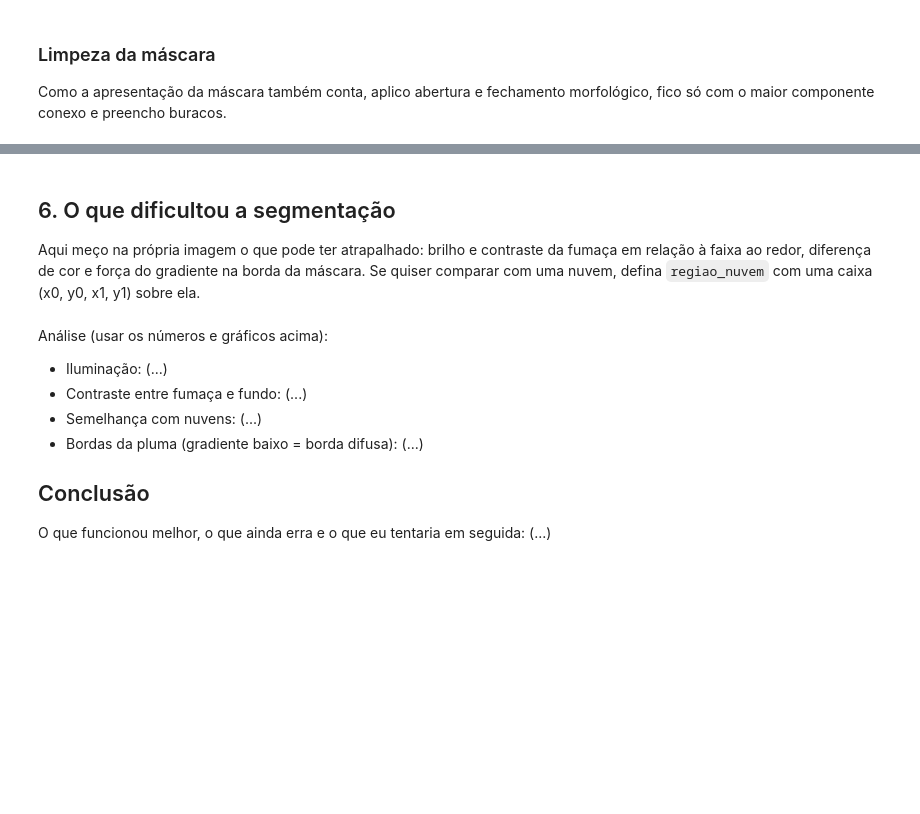
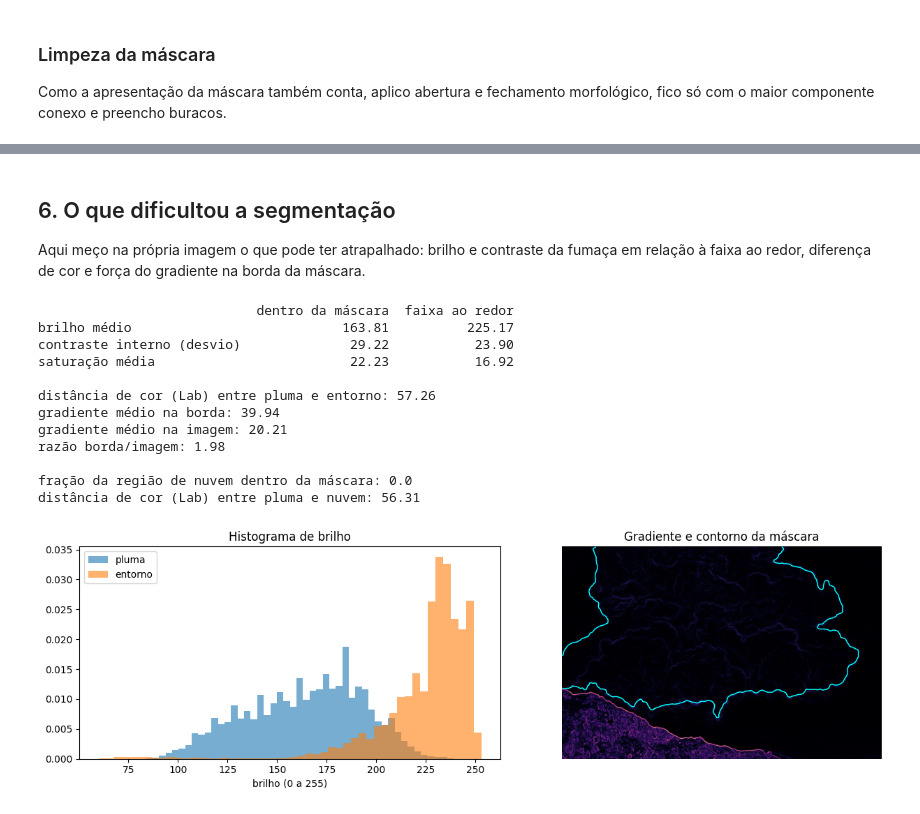
Before and after one commit to lucnavarro/modelagem-sam, a Jupyter notebook: sam_segmentacao_pluma.ipynb, the cells around one changed output, grey strips where cells are left out. Cells and saved outputs as stored; diff of their text form; code cells hidden in the pictures; blank space fills up the shorter version.

```diff
--- a/sam_segmentacao_pluma.ipynb
+++ b/sam_segmentacao_pluma.ipynb
@@ -110,21 +122,20 @@ def prever(caixa=None, pos=None, neg=None):
     melhor = int(np.argmax(notas))
     return mascaras[melhor], float(notas[melhor])
 # %%
-caixa_pluma = (0.30, 0.05, 0.80, 0.70)
+caixa_pluma = (0.02, 0.00, 0.93, 0.78)
 
 configs = {
     "A - só caixa": dict(caixa=caixa_pluma),
     "B - caixa + pontos positivos": dict(
         caixa=caixa_pluma,
-        pos=[(0.50, 0.40), (0.55, 0.25), (0.45, 0.55)],
+        pos=[(0.45, 0.45), (0.70, 0.30), (0.20, 0.55), (0.30, 0.70)],
     ),
     "C - caixa + positivos + negativos": dict(
         caixa=caixa_pluma,
-        pos=[(0.50, 0.40), (0.55, 0.25), (0.45, 0.55)],
-        neg=[(0.10, 0.10), (0.90, 0.15), (0.20, 0.80)],
+        pos=[(0.45, 0.45), (0.70, 0.30), (0.20, 0.55), (0.30, 0.70)],
+        neg=[(0.97, 0.30), (0.02, 0.15), (0.10, 0.90), (0.80, 0.92)],
     ),
 }
-
 resultados = {}
 for nome, cfg in configs.items():
     resultados[nome] = prever(**cfg)
@@ -212,9 +236,9 @@ painel("Máscara final (" + escolhida + ", com limpeza)", ref, configs[escolhida
 # %% [markdown]
 ## 6. O que dificultou a segmentação
 
-Aqui meço na própria imagem o que pode ter atrapalhado: brilho e contraste da fumaça em relação à faixa ao redor, diferença de cor e força do gradiente na borda da máscara. Se quiser comparar com uma nuvem, defina `regiao_nuvem` com uma caixa (x0, y0, x1, y1) sobre ela.
+Aqui meço na própria imagem o que pode ter atrapalhado: brilho e contraste da fumaça em relação à faixa ao redor, diferença de cor e força do gradiente na borda da máscara.
 # %%
-regiao_nuvem = None
+regiao_nuvem = (0.55, 0.82, 0.95, 0.98)
 
 cinza = cv2.cvtColor(img, cv2.COLOR_RGB2GRAY).astype(float)
 hsv = cv2.cvtColor(img, cv2.COLOR_RGB2HSV).astype(float)
@@ -239,41 +263,44 @@ dist_cor = np.linalg.norm(lab[ref].mean(axis=0) - lab[anel].mean(axis=0))
 print("\ndistância de cor (Lab) entre pluma e entorno:", round(dist_cor, 2))
 
 gx = cv2.Sobel(cinza, cv2.CV_64F, 1, 0, ksize=3)
 gy = cv2.Sobel(cinza, cv2.CV_64F, 0, 1, ksize=3)
 grad = np.hypot(gx, gy)
 borda = cv2.morphologyEx(ref.astype(np.uint8), cv2.MORPH_GRADIENT, np.ones((3, 3), np.uint8)) > 0
 print("gradiente médio na borda:", round(grad[borda].mean(), 2))
 print("gradiente médio na imagem:", round(grad.mean(), 2))
 print("razão borda/imagem:", round(grad[borda].mean() / grad.mean(), 2))
 
 if regiao_nuvem is not None:
     x0, y0, x1, y1 = regiao_nuvem
     caixa_nuvem = np.zeros((H, W), bool)
     caixa_nuvem[int(y0 * H):int(y1 * H), int(x0 * W):int(x1 * W)] = True
     print("\nfração da região de nuvem dentro da máscara:", round((caixa_nuvem & ref).sum() / caixa_nuvem.sum(), 3))
     d_nuvem = np.linalg.norm(lab[ref].mean(axis=0) - lab[caixa_nuvem].mean(axis=0))
     print("distância de cor (Lab) entre pluma e nuvem:", round(d_nuvem, 2))
 
 fig, ax = plt.subplots(1, 2, figsize=(13, 4))
 ax[0].hist(cinza[ref], bins=50, alpha=0.6, density=True, label="pluma")
 ax[0].hist(cinza[anel], bins=50, alpha=0.6, density=True, label="entorno")
 ax[0].set_xlabel("brilho (0 a 255)")
 ax[0].legend()
 ax[0].set_title("Histograma de brilho")
 ax[1].imshow(grad, cmap="magma")
 ax[1].contour(ref, levels=[0.5], colors="cyan", linewidths=1)
 ax[1].set_title("Gradiente e contorno da máscara")
 ax[1].axis("off")
 plt.tight_layout()
 plt.show()
+# %% [output]
+                            dentro da máscara  faixa ao redor
+brilho médio                           163.81          225.17
+contraste interno (desvio)              29.22           23.90
+saturação média                         22.23           16.92
+
+distância de cor (Lab) entre pluma e entorno: 57.26
+gradiente médio na borda: 39.94
+gradiente médio na imagem: 20.21
+razão borda/imagem: 1.98
+
+fração da região de nuvem dentro da máscara: 0.0
+distância de cor (Lab) entre pluma e nuvem: 56.31
+[figure, added]
-# %% [markdown]
-Análise (usar os números e gráficos acima):
-
-- Iluminação: (...)
-- Contraste entre fumaça e fundo: (...)
-- Semelhança com nuvens: (...)
-- Bordas da pluma (gradiente baixo = borda difusa): (...)
-
-## Conclusão
-
-O que funcionou melhor, o que ainda erra e o que eu tentaria em seguida: (...)
```
Also changed, not shown: parts of 20 cells of this notebook.
